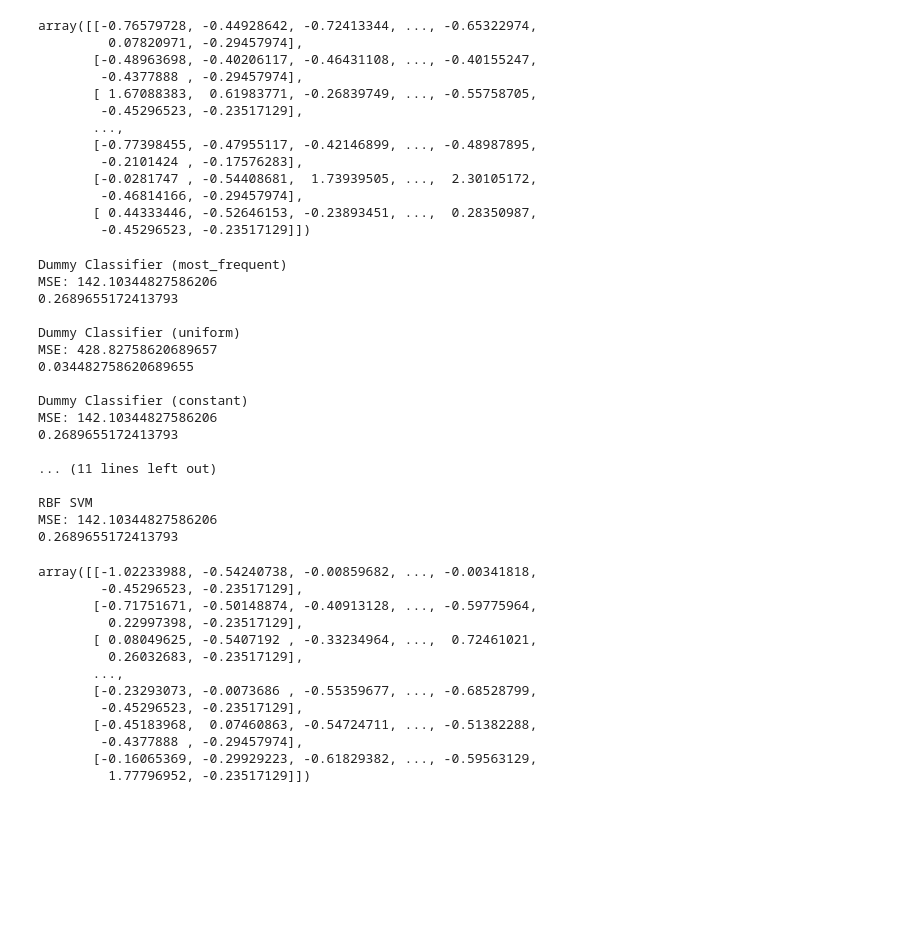
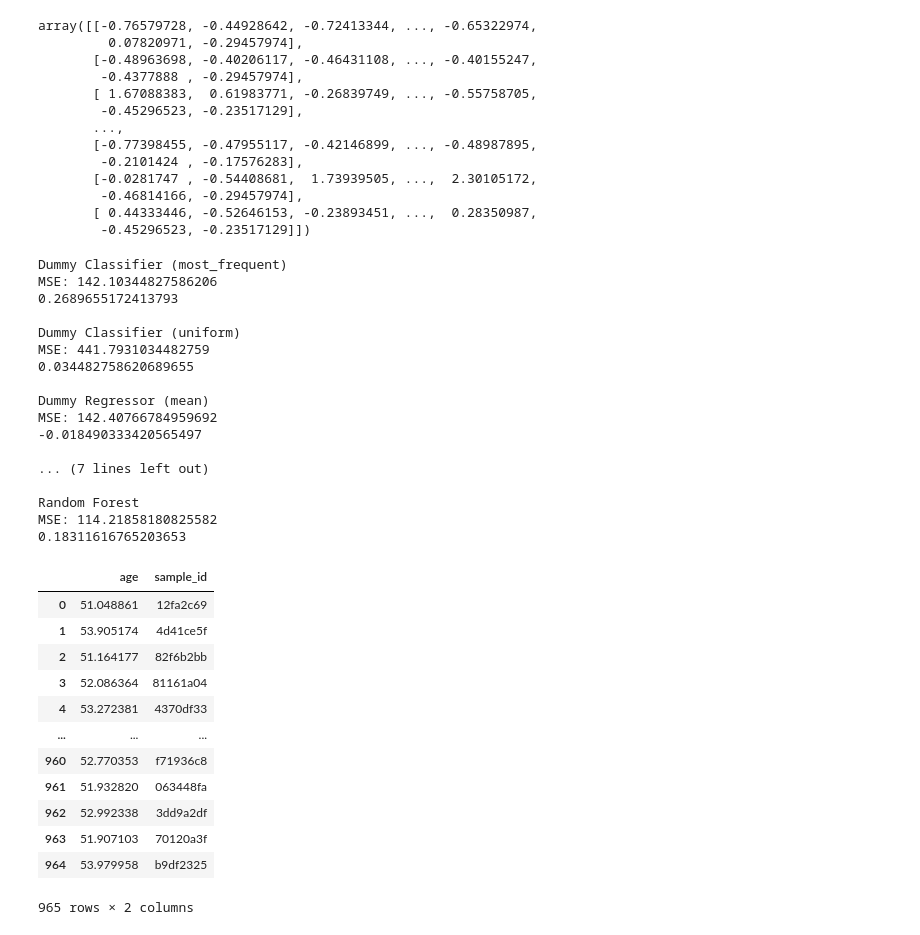
Before and after one commit to dderaad/Hackathon-Summer-2021, a Jupyter notebook: clfs_mk1.ipynb, the cells around one changed output. Cells and saved outputs as stored; diff of their text form; code cells hidden in the pictures; blank space fills up the shorter version.

```diff
--- a/clfs_mk1.ipynb
+++ b/clfs_mk1.ipynb
@@ -118,20 +96,24 @@ labelled_testing_data.head(10)
 # %%
 from sklearn.dummy import DummyClassifier
-strategies = ["most_frequent", "uniform", "constant"]
-dummy_classifiers = {f"Dummy Classifier ({i})": DummyClassifier(i, constant=np.median(labelled_training_data["age"])) for i in strategies}
+from sklearn.dummy import DummyRegressor
+clf_strategies = ["most_frequent", "uniform"]
+reg_stratgies = ["mean", "median"]
+dummy_classifiers = {f"Dummy Classifier ({i})": DummyClassifier(i) for i in clf_strategies}
+dummy_regressors = {f"Dummy Regressor ({j})": DummyRegressor(j) for j in reg_stratgies}
+dummy_classifiers.update(dummy_regressors)
 
 from sklearn.tree import DecisionTreeClassifier
-from sklearn.ensemble import RandomForestClassifier, AdaBoostClassifier
+from sklearn.ensemble import RandomForestRegressor, AdaBoostClassifier
 from sklearn.svm import SVC
 from sklearn.gaussian_process import GaussianProcessClassifier
 from sklearn.gaussian_process.kernels import RBF
 
 clfs = {
-    "Decision Tree (depth 5)": DecisionTreeClassifier(max_depth=5),
-    "Random Forest (depth 5)": RandomForestClassifier(max_depth=5),
+    "Decision Tree": DecisionTreeClassifier(max_depth=3),
+    "Random Forest": RandomForestRegressor(n_estimators=50, max_depth=3, max_features='sqrt'),
     #"AdaBoost": AdaBoostClassifier(),
-    "Linear SVM": SVC(kernel="linear", C=0.025),
-    "RBF SVM": SVC(gamma=2, C=1),
+    #"Linear SVM": SVC(kernel="linear", C=0.025),
+    #"RBF SVM": SVC(gamma=2, C=1),
     #"Gaussian Process": GaussianProcessClassifier(1.0 * RBF(1.0))
 }
 
@@ -182,31 +164,34 @@ MSE: 142.10344827586206
 0.2689655172413793
 
 Dummy Classifier (uniform)
-MSE: 428.82758620689657
+MSE: 441.7931034482759
 0.034482758620689655
 
-Dummy Classifier (constant)
-MSE: 142.10344827586206
-0.2689655172413793
+Dummy Regressor (mean)
+MSE: 142.40766784959692
+-0.018490333420565497
 
-... (11 lines left out)
+... (7 lines left out)
 
-RBF SVM
-MSE: 142.10344827586206
-0.2689655172413793
+Random Forest
+MSE: 114.21858180825582
+0.18311616765203653
-# %%
-Xy_data_set_scaled[0]
-# %% [output]
-array([[-1.02233988, -0.54240738, -0.00859682, ..., -0.00341818,
-        -0.45296523, -0.23517129],
-       [-0.71751671, -0.50148874, -0.40913128, ..., -0.59775964,
-         0.22997398, -0.23517129],
-       [ 0.08049625, -0.5407192 , -0.33234964, ...,  0.72461021,
-         0.26032683, -0.23517129],
-       ...,
-       [-0.23293073, -0.0073686 , -0.55359677, ..., -0.68528799,
-        -0.45296523, -0.23517129],
-       [-0.45183968,  0.07460863, -0.54724711, ..., -0.51382288,
-        -0.4377888 , -0.29457974],
-       [-0.16065369, -0.29929223, -0.61829382, ..., -0.59563129,
-         1.77796952, -0.23517129]])
+# %%
+prediction = classifiers["Random Forest"].predict(labelled_testing_data.drop(["sample_id", "group"], axis=1))
+df = pd.concat([pd.Series(prediction, name="age"), labelled_testing_data["sample_id"]], axis=1)
+df.to_csv("prediction.csv")
+df
+# %% [output]
+|  | age | sample_id |
+| 0 | 51.048861 | 12fa2c69 |
+| 1 | 53.905174 | 4d41ce5f |
+| 2 | 51.164177 | 82f6b2bb |
+| 3 | 52.086364 | 81161a04 |
+| 4 | 53.272381 | 4370df33 |
+| ... | ... | ... |
+| 960 | 52.770353 | f71936c8 |
+| 961 | 51.932820 | 063448fa |
+| 962 | 52.992338 | 3dd9a2df |
+| 963 | 51.907103 | 70120a3f |
+| 964 | 53.979958 | b9df2325 |
+965 rows × 2 columns
```
Also changed, not shown: parts of 2 cells of this notebook.
